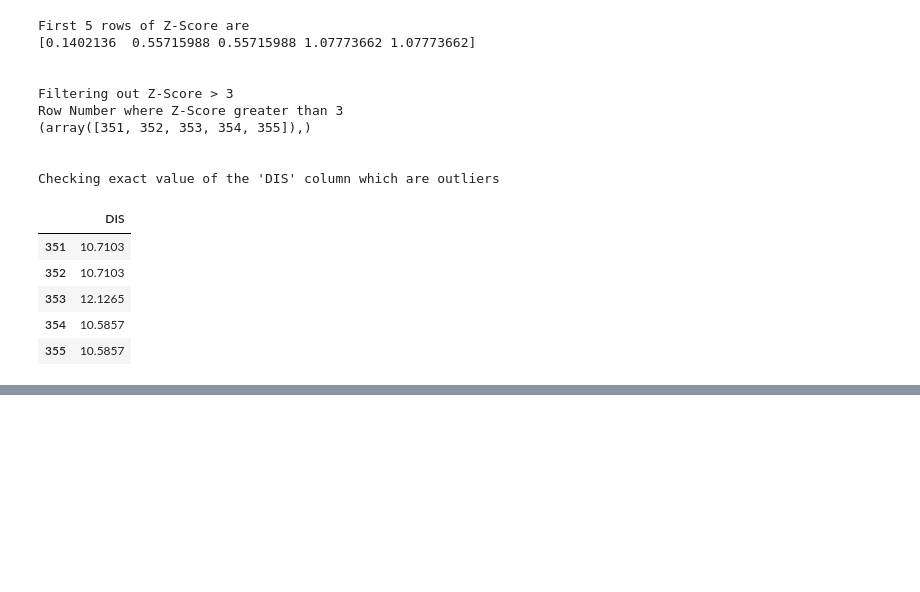
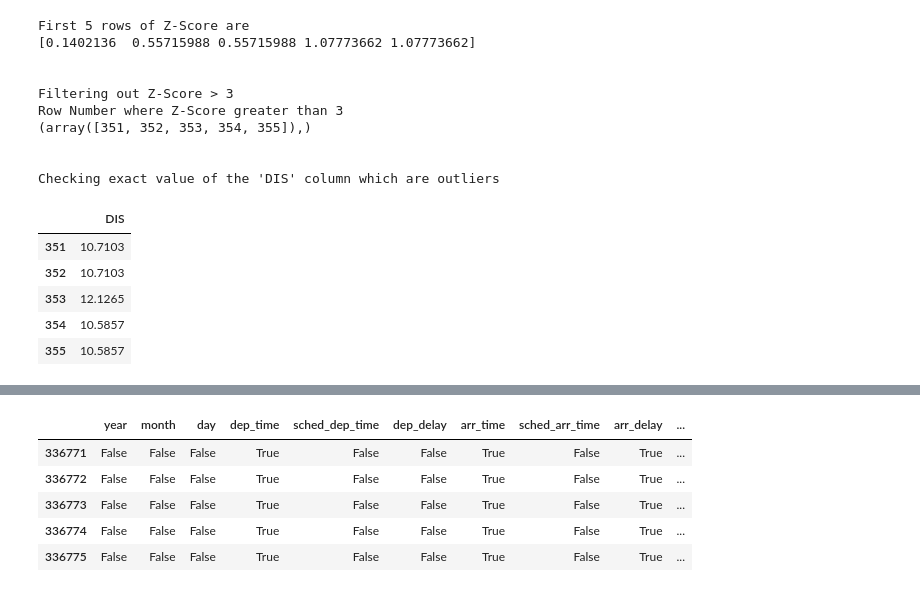
Before and after one commit to sandipanpaul21/Machine-Learning-in-Python-Code, a Jupyter notebook: 04_Outliers_&_Missing_Values.ipynb, the cells around one changed output, grey strips where cells are left out. Cells and saved outputs as stored; diff of their text form; code cells hidden in the pictures; blank space fills up the shorter version.

```diff
--- a/04_Outliers_&_Missing_Values.ipynb
+++ b/04_Outliers_&_Missing_Values.ipynb
@@ -190,0 +226,11 @@ boston_pd['DIS'] = np.where(boston_pd['DIS'] > 9.8, 9.8, boston_pd['DIS'])
+# %%
+# When there is a missing value, it will show as True
+data_missing = flights.isna()
+data_missing.tail()
+# %% [output]
+|  | year | month | day | dep_time | sched_dep_time | dep_delay | arr_time | sched_arr_time | arr_delay | ... |
+| 336771 | False | False | False | True | False | False | True | False | True | ... |
+| 336772 | False | False | False | True | False | False | True | False | True | ... |
+| 336773 | False | False | False | True | False | False | True | False | True | ... |
+| 336774 | False | False | False | True | False | False | True | False | True | ... |
+| 336775 | False | False | False | True | False | False | True | False | True | ... |
```
Also changed, not shown: parts of 9 cells of this notebook.
